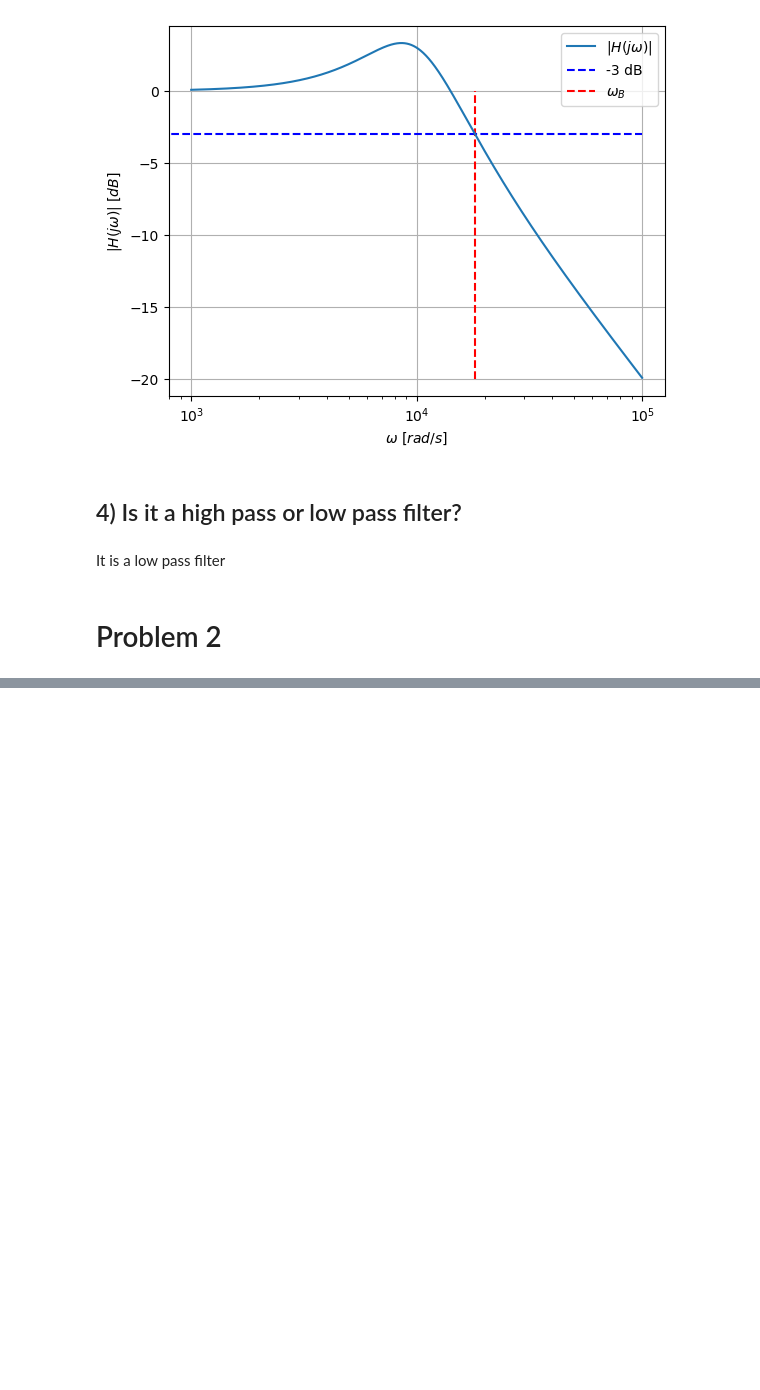
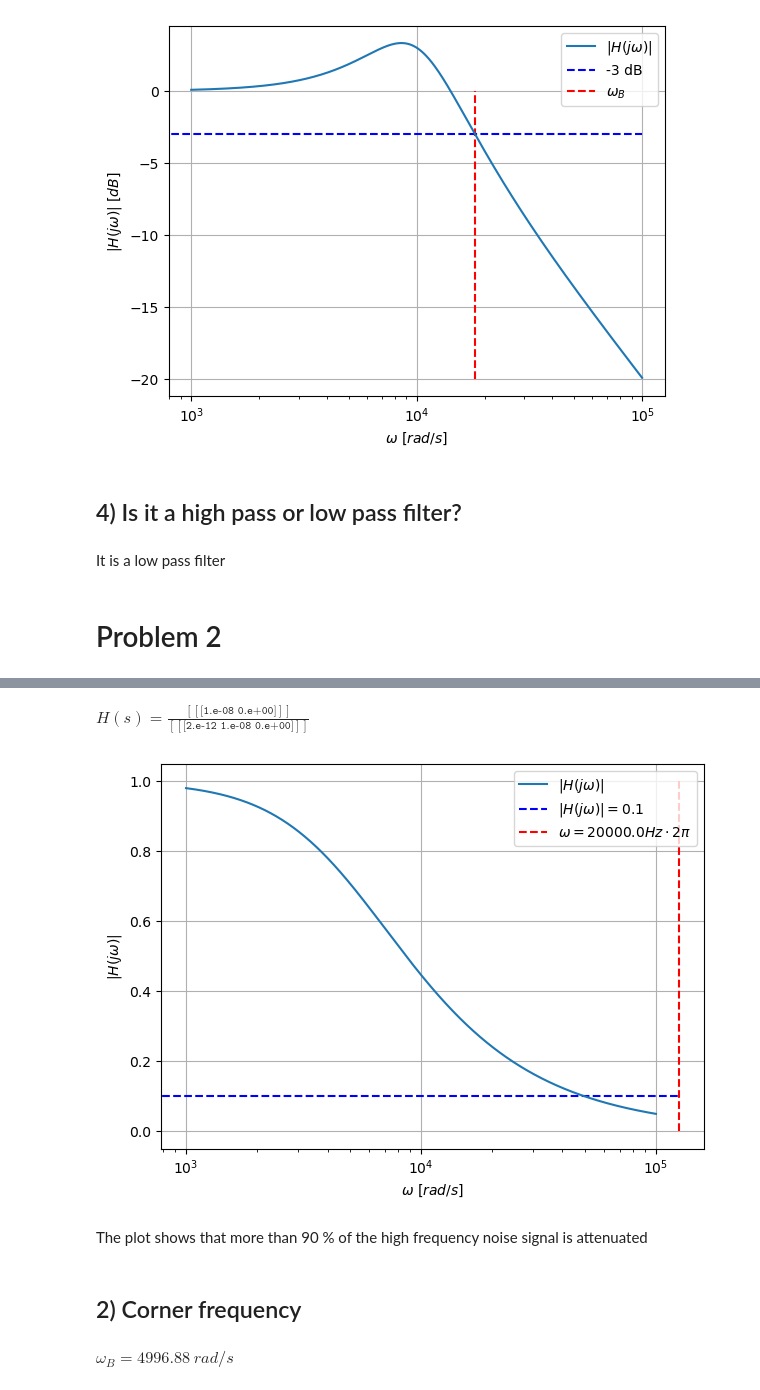
Before and after one commit to robotengineer123/ControlHomework, a Jupyter notebook: SensorHW/HW6/HW6.ipynb, the cells around one changed output, grey strips where cells are left out. Cells and saved outputs as stored; diff of their text form; code cells hidden in the pictures; blank space fills up the shorter version.

```diff
--- a/SensorHW/HW6/HW6.ipynb
+++ b/SensorHW/HW6/HW6.ipynb
@@ -86,0 +91,5 @@ It is a low pass filter
+# %%
+f = 1/(1*10**(-3))
+f_noise = 20/(1*10**(-3))
+eq_disp('f', f, 'Hz')
+eq_disp('f_{noise}', f_noise, 'Hz')
@@ -86,0 +105,30 @@ It is a low pass filter
+# %%
+s = ct.tf('s')
+R = 20*10**3
+C = 0.001*10**(-5)
+H = (1/(C*s))/(R + 1/(C*s))
+eq_disp('H(s)', H)
+mag, phase, omega = ct.bode(H, plot=False)
+
+fig = plt.subplots(1, figsize=(7, 5))
+plt.plot(omega,mag, label='$|H(j\\omega)|$')
+plt.xlabel('$\\omega$ $[rad/s]$')
+plt.ylabel('$|H(j\\omega)|$')
+plt.hlines(0.1, 0, f_noise*2*np.pi, linestyle='--', color='b', label='$|H(j\\omega)|=0.1$')
+plt.vlines(f_noise*2*np.pi, 0, 1, linestyle='--', color='r', label=f'$\\omega={f_noise} Hz \\cdot 2\\pi $')
+plt.legend()
+plt.grid()
+plt.xscale('log')
+# %% [output]
+$H(s)=\frac{\left[ \left[ \mathtt{\text{[1.e-08 0.e+00]}}\right]\right]}{\left[ \left[ \mathtt{\text{[2.e-12 1.e-08 0.e+00]}}\right]\right]} \: $
+[figure, added]
+# %% [markdown]
+The plot shows that more than 90 % of the high frequency noise signal is attenuated
+# %% [markdown]
+## 2) Corner frequency
+# %%
+i_cutoff = find_nearest(ct.mag2db(mag), -3)
+omega_B = omega[i_cutoff]
+eq_disp('\\omega_B', round(omega_B,2), 'rad/s')
+# %% [output]
+$\omega_B=4996.88 \: rad/s$
```
Also changed, not shown: parts of 5 cells of this notebook, 1 other file.
